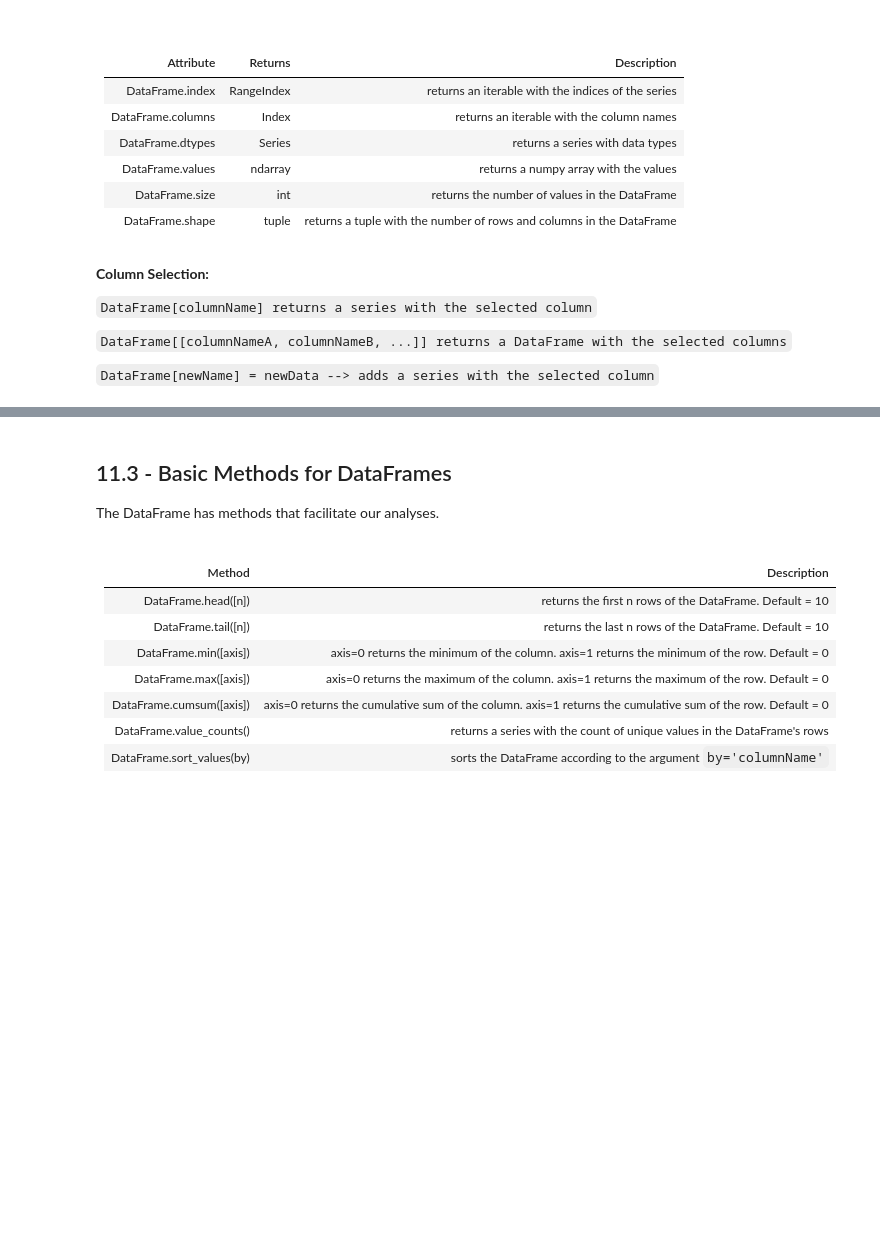
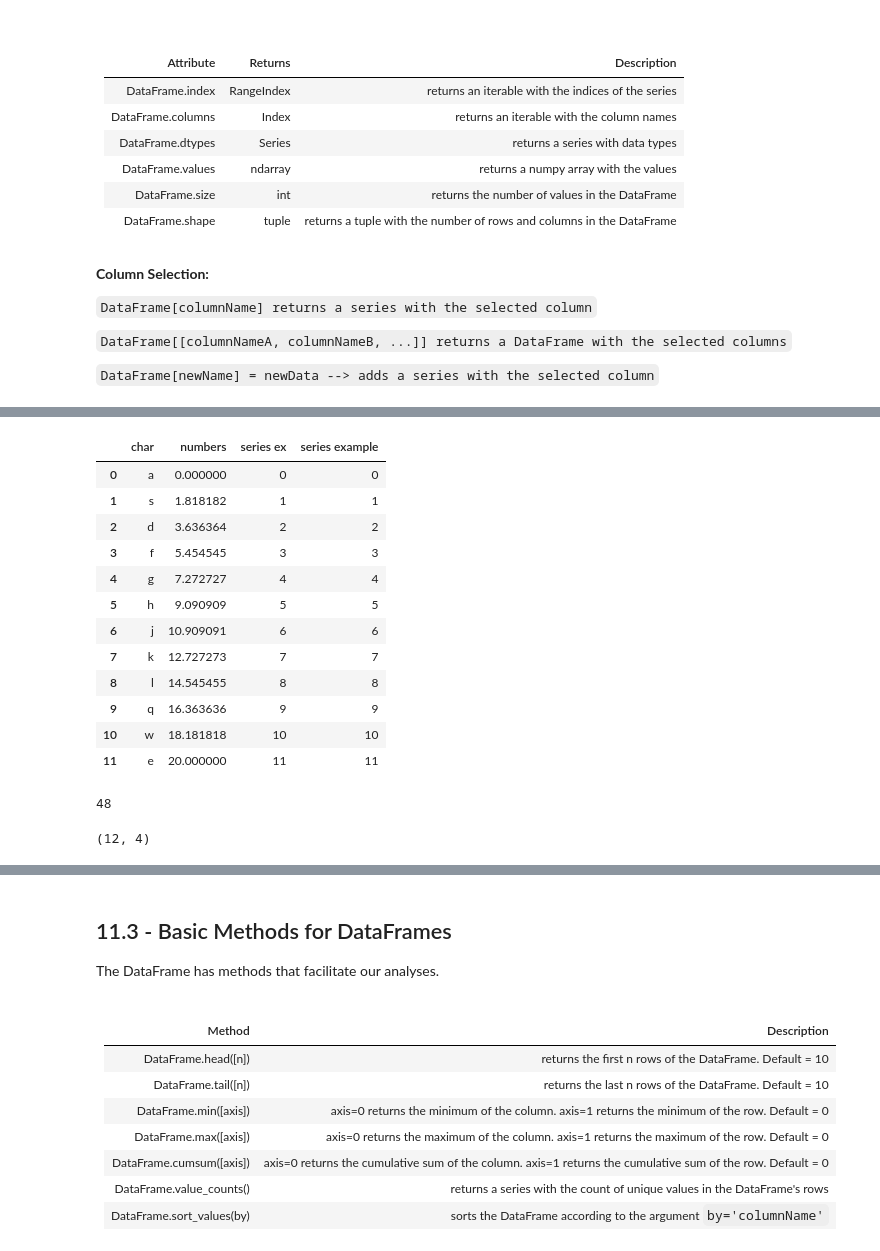
Before and after one commit to rafaelpsilva07/python-for-engineers-and-scientists, a Jupyter notebook: lessons/m2 - Section 11 - Pandas.ipynb, the cells around one changed output, grey strips where cells are left out. Saved outputs shown, nothing was run; the diff lists cells and outputs as text; code cells hidden in the pictures; blank space fills up the shorter version.

```diff
--- a/lessons/m2 - Section 11 - Pandas.ipynb
+++ b/lessons/m2 - Section 11 - Pandas.ipynb
@@ -142,0 +130,10 @@ dtype: int64
+# %%
+a = list('asdfghjklqwe')
+b = np.linspace(0, 20, 12)
+data = {
+    'char': a,
+    'numbers': b
+}
+# %%
+df = pd.DataFrame(data)
+df
@@ -142,0 +168,3 @@ dtype: int64
+# %%
+c = pd.Series(range(12), name='series example')
+c
@@ -142,0 +185,27 @@ dtype: int64
+# %%
+
+df[c.name] = c
+# %%
+df
+# %% [output]
+|  | char | numbers | series ex | series example |
+| 0 | a | 0.000000 | 0 | 0 |
+| 1 | s | 1.818182 | 1 | 1 |
+| 2 | d | 3.636364 | 2 | 2 |
+| 3 | f | 5.454545 | 3 | 3 |
+| 4 | g | 7.272727 | 4 | 4 |
+| 5 | h | 9.090909 | 5 | 5 |
+| 6 | j | 10.909091 | 6 | 6 |
+| 7 | k | 12.727273 | 7 | 7 |
+| 8 | l | 14.545455 | 8 | 8 |
+| 9 | q | 16.363636 | 9 | 9 |
+| 10 | w | 18.181818 | 10 | 10 |
+| 11 | e | 20.000000 | 11 | 11 |
+# %%
+df.size
+# %% [output]
+48
+# %%
+df.shape
+# %% [output]
+(12, 4)
```
Also changed, not shown: parts of 22 cells of this notebook.
